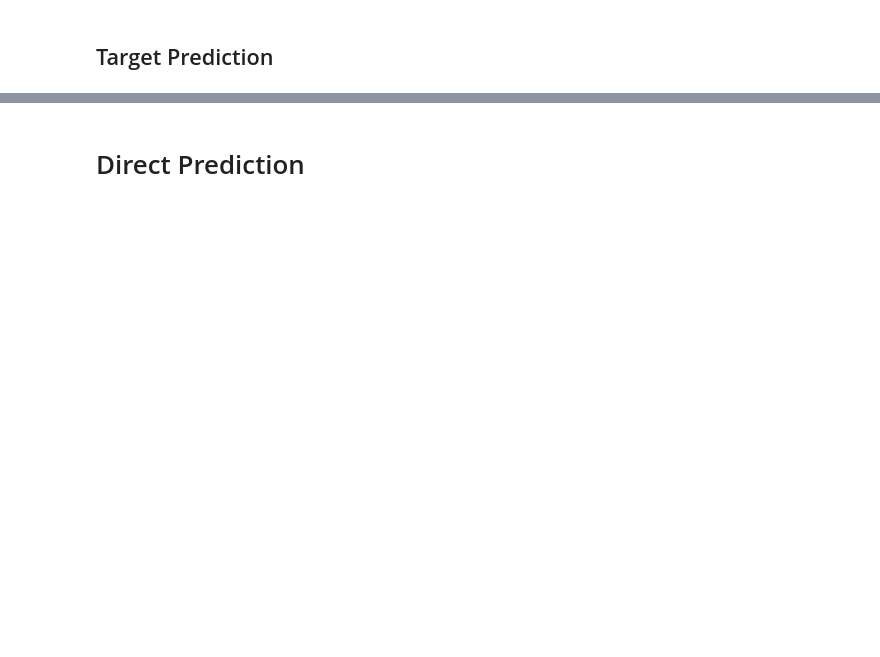
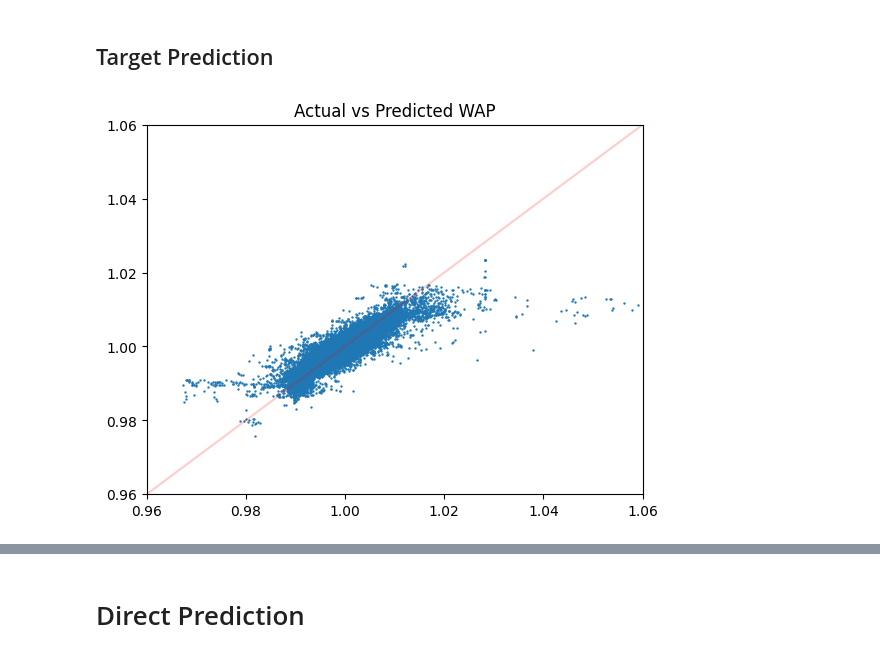
Before and after one commit to fdraverta/comp642-project, a Jupyter notebook: dd-notebooks/decision_trees.ipynb, the cells around one changed output, grey strips where cells are left out. Saved outputs shown, nothing was run; the diff lists cells and outputs as text; code cells hidden in the pictures; blank space fills up the shorter version.

```diff
--- a/dd-notebooks/decision_trees.ipynb
+++ b/dd-notebooks/decision_trees.ipynb
@@ -301,0 +336,9 @@ plt.show()
+# %%
+plt.scatter(test_df['wap_t+60'], test_df['wap_t+60_pred'], s=0.5)
+plt.title('Actual vs Predicted WAP')
+plt.xlim((0.96, 1.06))
+plt.ylim((0.96, 1.06))
+plt.axline([0, 0], [1, 1], alpha=0.2, color='red')
+plt.show()
+# %% [output]
+[figure, added]
```
Also changed, not shown: parts of 88 cells of this notebook, 2 other files.
